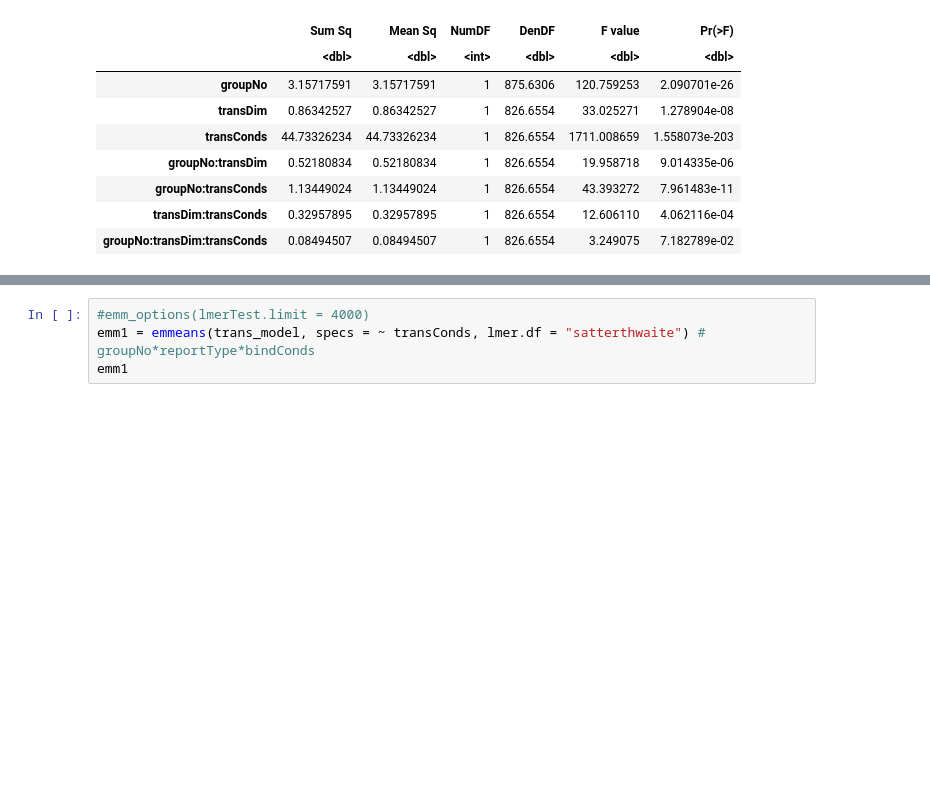
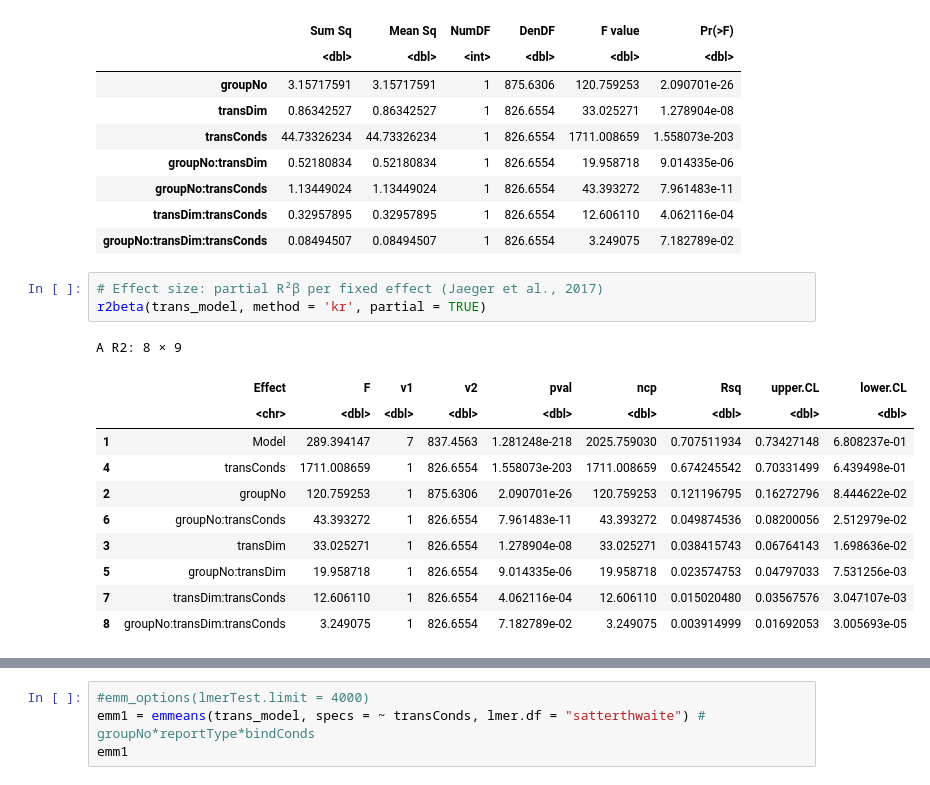
Before and after one commit to xiangjuan-ren1828/FlexibleBindingAnal, a Jupyter notebook: Statistics/seqMem_BehvPaper1_LMM.ipynb, the cells around one changed output, grey strips where cells are left out. Saved outputs shown, nothing was run; the diff lists cells and outputs as text; blank space fills up the shorter version.

```diff
--- a/Statistics/seqMem_BehvPaper1_LMM.ipynb
+++ b/Statistics/seqMem_BehvPaper1_LMM.ipynb
@@ -1109,3 +1458,18 @@ A anova: 7 × 6
 | groupNo:transConds | 1.13449024 | 1.13449024 | 1 | 826.6554 | 43.393272 | 7.961483e-11 |
 | transDim:transConds | 0.32957895 | 0.32957895 | 1 | 826.6554 | 12.606110 | 4.062116e-04 |
 | groupNo:transDim:transConds | 0.08494507 | 0.08494507 | 1 | 826.6554 | 3.249075 | 7.182789e-02 |
+# %%
+# Effect size: partial R²β per fixed effect (Jaeger et al., 2017)
+r2beta(trans_model, method = 'kr', partial = TRUE)
+# %% [output]
+A R2: 8 × 9
+|  | Effect | F | v1 | v2 | pval | ncp | Rsq | upper.CL | lower.CL |
+|  | <chr> | <dbl> | <dbl> | <dbl> | <dbl> | <dbl> | <dbl> | <dbl> | <dbl> |
+| 1 | Model | 289.394147 | 7 | 837.4563 | 1.281248e-218 | 2025.759030 | 0.707511934 | 0.73427148 | 6.808237e-01 |
+| 4 | transConds | 1711.008659 | 1 | 826.6554 | 1.558073e-203 | 1711.008659 | 0.674245542 | 0.70331499 | 6.439498e-01 |
+| 2 | groupNo | 120.759253 | 1 | 875.6306 | 2.090701e-26 | 120.759253 | 0.121196795 | 0.16272796 | 8.444622e-02 |
+| 6 | groupNo:transConds | 43.393272 | 1 | 826.6554 | 7.961483e-11 | 43.393272 | 0.049874536 | 0.08200056 | 2.512979e-02 |
+| 3 | transDim | 33.025271 | 1 | 826.6554 | 1.278904e-08 | 33.025271 | 0.038415743 | 0.06764143 | 1.698636e-02 |
+| 5 | groupNo:transDim | 19.958718 | 1 | 826.6554 | 9.014335e-06 | 19.958718 | 0.023574753 | 0.04797033 | 7.531256e-03 |
+| 7 | transDim:transConds | 12.606110 | 1 | 826.6554 | 4.062116e-04 | 12.606110 | 0.015020480 | 0.03567576 | 3.047107e-03 |
+| 8 | groupNo:transDim:transConds | 3.249075 | 1 | 826.6554 | 7.182789e-02 | 3.249075 | 0.003914999 | 0.01692053 | 3.005693e-05 |
```
Also changed, not shown: parts of 64 cells of this notebook, 1 other file.
